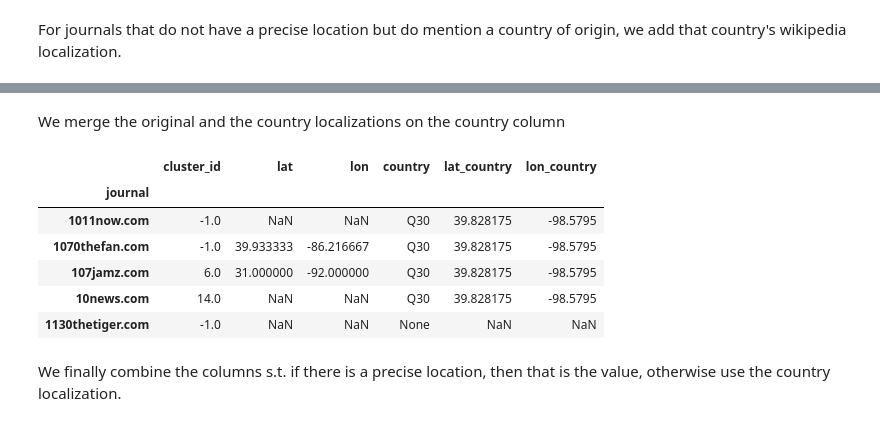
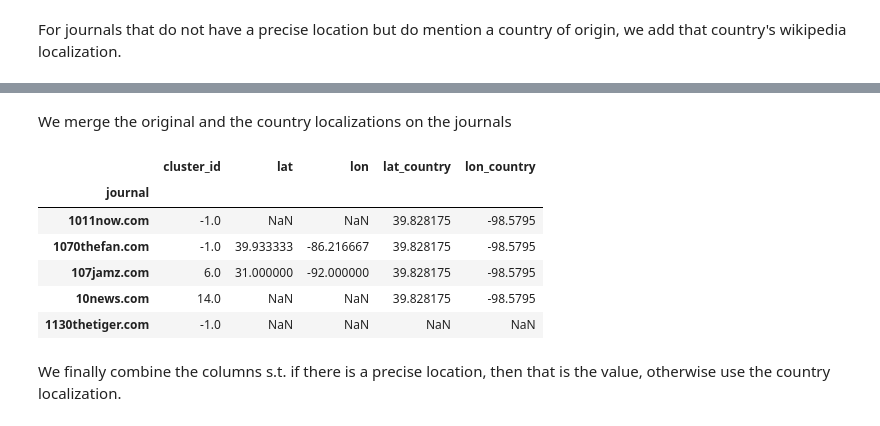
Before and after one commit to epfl-ada/ada-2021-project-improvise-adapt-overcome, a Jupyter notebook: src/utilities/cluster_location.ipynb, the cells around one changed output, grey strips where cells are left out. Saved outputs shown, nothing was run; the diff lists cells and outputs as text; code cells hidden in the pictures.

Commit message:
update cluster locations

```diff
--- a/src/utilities/cluster_location.ipynb
+++ b/src/utilities/cluster_location.ipynb
@@ -131,10 +183,11 @@ clusters_lat_long
 # %% [markdown]
 For journals that do not have a precise location but do mention a country of origin, we add that country's wikipedia localization.
 # %%
-countries1 = pd.DataFrame(journal_attrs['country'].to_list(), index=journal_attrs.index)[0]
-countries2 = pd.DataFrame(journal_attrs['country of origin'].to_list(), index=journal_attrs.index)[0]
+countries1 = pd.DataFrame(journal_attrs['country'].to_list(), index=journal_attrs.index)
+countries2 = pd.DataFrame(journal_attrs['country of origin'].to_list(), index=journal_attrs.index)
 
-country_or_no_origin = ~(countries1.isna() & countries2.notna())
+country_or_no_origin = ~(countries1.isna().all(axis=1) & countries2.notna().any(axis=1))
 countries = countries1.where(country_or_no_origin, other=countries2)
-countries.head()
+countries = pd.melt(countries, ignore_index=False)[["value"]]
+countries
 # %% [output]
@@ -169,5 +210,5 @@ Extract the coordinates for each country from wikipedia
 # %%
-unique_countries = pd.Series(cluster_country.country.dropna().unique())
+unique_countries = pd.Series(countries.value.dropna().unique())
 unique_countries.index = unique_countries
 
 _itercount = 0
@@ -178,5 +219,5 @@ country_loc_tuples = unique_countries.apply(lambda country: find_lat_lon(country
 # %%
-country_lat_long = pd.DataFrame(country_loc_tuples.to_list(), index=country_loc_tuples.index, columns=['lat', 'lon'])
-country_lat_long
+unique_country_loc_df = pd.DataFrame(country_loc_tuples.to_list(), index=unique_countries.index, columns=['lat', 'lon'])
+unique_country_loc_df.head()
 # %% [output]
 |  | lat | lon |
@@ -194,0 +232,5 @@ country_lat_long
+# %%
+country_lat_lon = countries.merge(unique_country_loc_df, left_on='value', right_index=True)
+mean_country_coords = country_lat_lon.groupby('journal').apply(group_to_mean_coords)
+mean_country_coords = pd.DataFrame(mean_country_coords.to_list(), index= mean_country_coords.index, columns=['lat', 'lon'])
+mean_country_coords
@@ -195,16 +252,17 @@ country_lat_long
 # %% [markdown]
-We merge the original and the country localizations on the country column
+We merge the original and the country localizations on the journals
 # %%
-cluster_lat_country = cluster_country.merge(right=country_lat_long, left_on='country', right_index=True, how='left', suffixes=["", "_country"])
+cluster_lat_country = clusters_lat_long.merge(right=mean_country_coords, left_index=True, right_index=True,
+                                            how='left', suffixes=["", "_country"])
 cluster_lat_country.head()
 # %% [output]
-|  | cluster_id | lat | lon | country | lat_country | lon_country |
-| journal |  |  |  |  |  |  |
-| 1011now.com | -1.0 | NaN | NaN | Q30 | 39.828175 | -98.5795 |
-| 1070thefan.com | -1.0 | 39.933333 | -86.216667 | Q30 | 39.828175 | -98.5795 |
-| 107jamz.com | 6.0 | 31.000000 | -92.000000 | Q30 | 39.828175 | -98.5795 |
-| 10news.com | 14.0 | NaN | NaN | Q30 | 39.828175 | -98.5795 |
-| 1130thetiger.com | -1.0 | NaN | NaN | None | NaN | NaN |
+|  | cluster_id | lat | lon | lat_country | lon_country |
+| journal |  |  |  |  |  |
+| 1011now.com | -1.0 | NaN | NaN | 39.828175 | -98.5795 |
+| 1070thefan.com | -1.0 | 39.933333 | -86.216667 | 39.828175 | -98.5795 |
+| 107jamz.com | 6.0 | 31.000000 | -92.000000 | 39.828175 | -98.5795 |
+| 10news.com | 14.0 | NaN | NaN | 39.828175 | -98.5795 |
+| 1130thetiger.com | -1.0 | NaN | NaN | NaN | NaN |
 # %% [markdown]
 We finally combine the columns s.t. if there is a precise location, then that is the value, otherwise use the country localization.
 # %%
```
Also changed, not shown: parts of 21 cells of this notebook, 1 other file.
